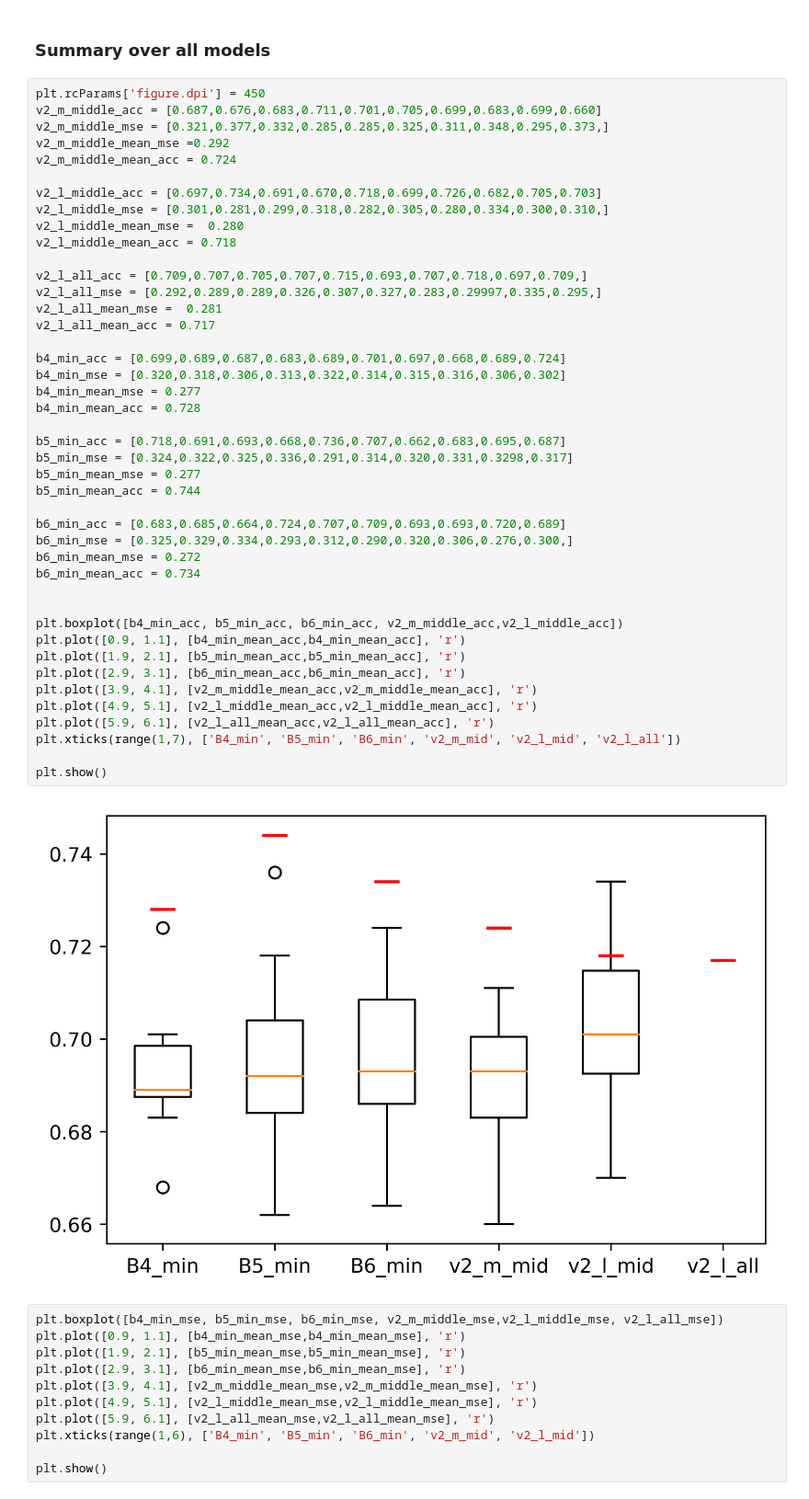
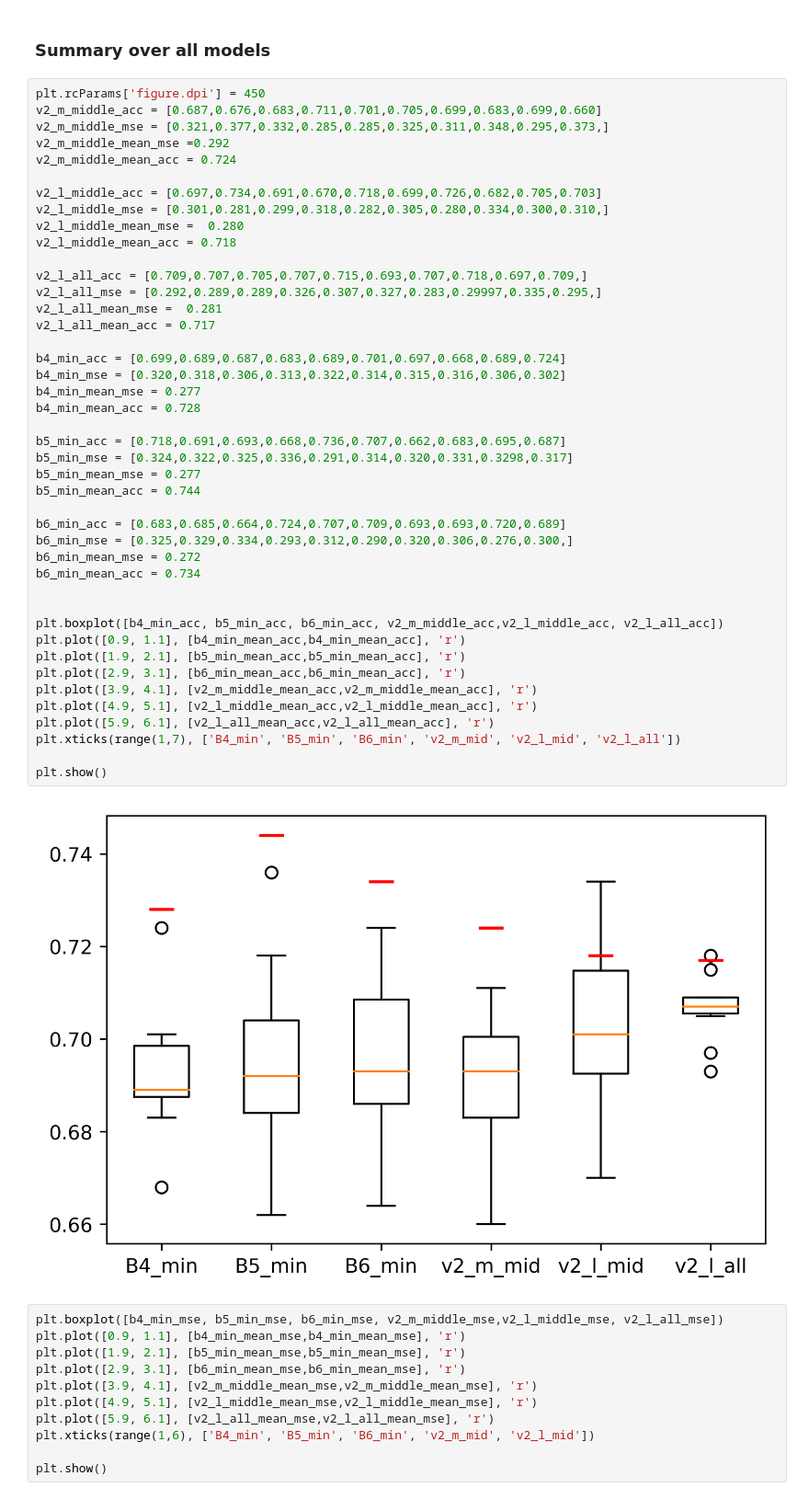
Before and after one commit to emoen/Deep-learning-for-regression-of-cod-otoliths, a Jupyter notebook: results/EFFNetV2_m_middle_mse/EDA test set predictions.ipynb, the cells around one changed output. Shown at 92% size. Saved outputs shown, nothing was run; the diff lists cells and outputs as text.

```diff
--- a/results/EFFNetV2_m_middle_mse/EDA test set predictions.ipynb
+++ b/results/EFFNetV2_m_middle_mse/EDA test set predictions.ipynb
@@ -224,35 +224,35 @@ v2_l_all_acc = [0.709,0.707,0.705,0.707,0.715,0.693,0.707,0.718,0.697,0.709,]
 v2_l_all_mse = [0.292,0.289,0.289,0.326,0.307,0.327,0.283,0.29997,0.335,0.295,]
 v2_l_all_mean_mse =  0.281
 v2_l_all_mean_acc = 0.717
 
 b4_min_acc = [0.699,0.689,0.687,0.683,0.689,0.701,0.697,0.668,0.689,0.724]
 b4_min_mse = [0.320,0.318,0.306,0.313,0.322,0.314,0.315,0.316,0.306,0.302]
 b4_min_mean_mse = 0.277
 b4_min_mean_acc = 0.728
 
 b5_min_acc = [0.718,0.691,0.693,0.668,0.736,0.707,0.662,0.683,0.695,0.687]
 b5_min_mse = [0.324,0.322,0.325,0.336,0.291,0.314,0.320,0.331,0.3298,0.317]
 b5_min_mean_mse = 0.277
 b5_min_mean_acc = 0.744
 
 b6_min_acc = [0.683,0.685,0.664,0.724,0.707,0.709,0.693,0.693,0.720,0.689]
 b6_min_mse = [0.325,0.329,0.334,0.293,0.312,0.290,0.320,0.306,0.276,0.300,]
 b6_min_mean_mse = 0.272
 b6_min_mean_acc = 0.734
 
 
-plt.boxplot([b4_min_acc, b5_min_acc, b6_min_acc, v2_m_middle_acc,v2_l_middle_acc])
+plt.boxplot([b4_min_acc, b5_min_acc, b6_min_acc, v2_m_middle_acc,v2_l_middle_acc, v2_l_all_acc])
 plt.plot([0.9, 1.1], [b4_min_mean_acc,b4_min_mean_acc], 'r')
 plt.plot([1.9, 2.1], [b5_min_mean_acc,b5_min_mean_acc], 'r')
 plt.plot([2.9, 3.1], [b6_min_mean_acc,b6_min_mean_acc], 'r')
 plt.plot([3.9, 4.1], [v2_m_middle_mean_acc,v2_m_middle_mean_acc], 'r')
 plt.plot([4.9, 5.1], [v2_l_middle_mean_acc,v2_l_middle_mean_acc], 'r')
 plt.plot([5.9, 6.1], [v2_l_all_mean_acc,v2_l_all_mean_acc], 'r')
 plt.xticks(range(1,7), ['B4_min', 'B5_min', 'B6_min', 'v2_m_mid', 'v2_l_mid', 'v2_l_all'])
 
 plt.show()
 # %% [output]
-[figure, old version]
+[figure, new version]
 # %%
 plt.boxplot([b4_min_mse, b5_min_mse, b6_min_mse, v2_m_middle_mse,v2_l_middle_mse, v2_l_all_mse])
 plt.plot([0.9, 1.1], [b4_min_mean_mse,b4_min_mean_mse], 'r')
```
Also changed, not shown: parts of 12 cells of this notebook, 24 other files.
